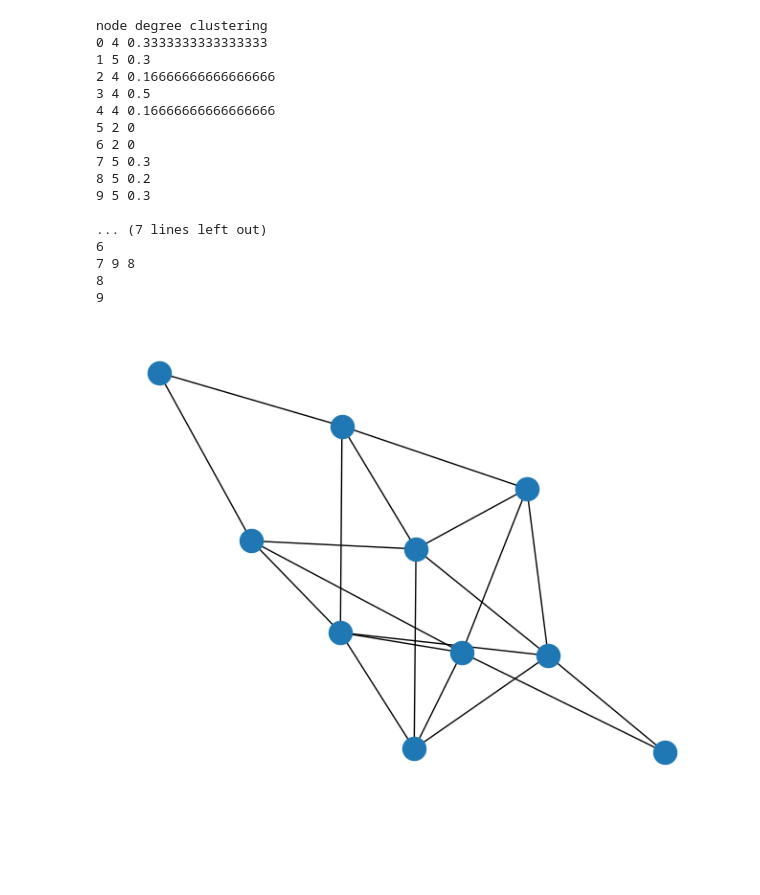
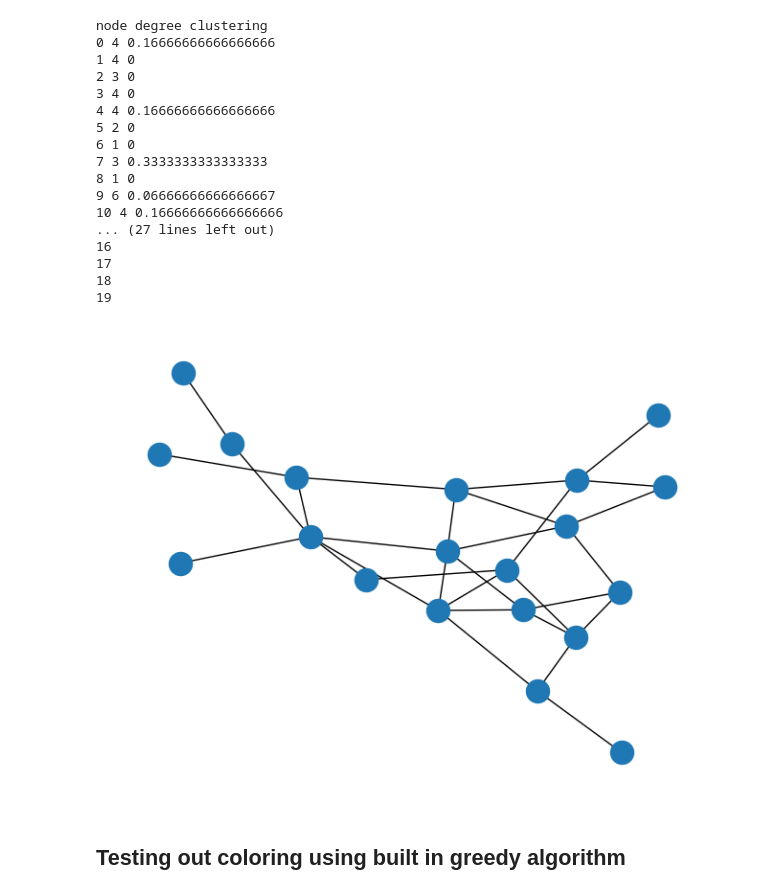
Before and after one commit to G-cae78/Graph-Colouring, a Jupyter notebook: graph.ipynb, the cells around one changed output. Drawn from its saved outputs; the diff is of its cells as text; code cells hidden in the pictures; blank space fills up the shorter version.

Commit message:
try out greedy colouring algorithm

```diff
--- a/graph.ipynb
+++ b/graph.ipynb
@@ -17,43 +17,45 @@ Requirement already satisfied: six>=1.5 in /Library/Frameworks/Python.framework/
 # %%
 import matplotlib.pyplot as plt
 import networkx as nx
 
-n = 10  # 10 nodes
-m = 20  # 20 edges
+n = 20  # 10 nodes
+m = 30  # 20 edges
 seed = 20160  # seed random number generators for reproducibility
 
 # Use seed for reproducibility
-G = nx.gnm_random_graph(n, m, seed=seed)
+# G = nx.gnm_random_graph(n, m, seed=seed)
+
+G = nx.gnm_random_graph(n, m)
 
 # some properties
 print("node degree clustering")
 for v in nx.nodes(G):
     print(f"{v} {nx.degree(G, v)} {nx.clustering(G, v)}")
 
 print()
 print("the adjacency list")
 for line in nx.generate_adjlist(G):
     print(line)
 
 pos = nx.spring_layout(G, seed=seed)  # Seed for reproducible layout
 nx.draw(G, pos=pos)
 plt.show()
 # %% [output]
 node degree clustering
-0 4 0.3333333333333333
-1 5 0.3
-2 4 0.16666666666666666
-3 4 0.5
+0 4 0.16666666666666666
+1 4 0
+2 3 0
+3 4 0
 4 4 0.16666666666666666
 5 2 0
-6 2 0
-7 5 0.3
-8 5 0.2
-9 5 0.3
-
-... (7 lines left out)
-6
-7 9 8
-8
-9
+6 1 0
+7 3 0.3333333333333333
+8 1 0
+9 6 0.06666666666666667
+10 4 0.16666666666666666
+... (27 lines left out)
+16
+17
+18
+19
-[figure, old version]
+[figure, new version]
@@ -59,0 +69,2 @@ node degree clustering
+# %% [markdown]
+## Testing out coloring using built in greedy algorithm
```
Also changed, not shown: parts of 5 cells of this notebook.
